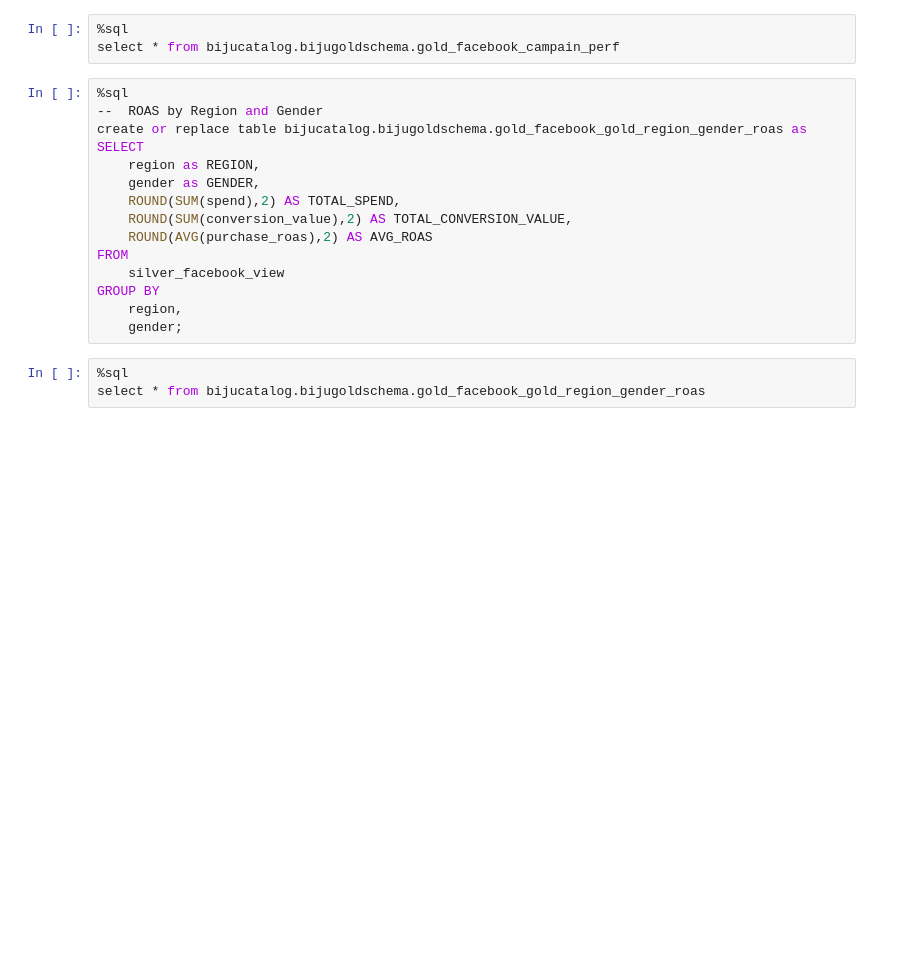
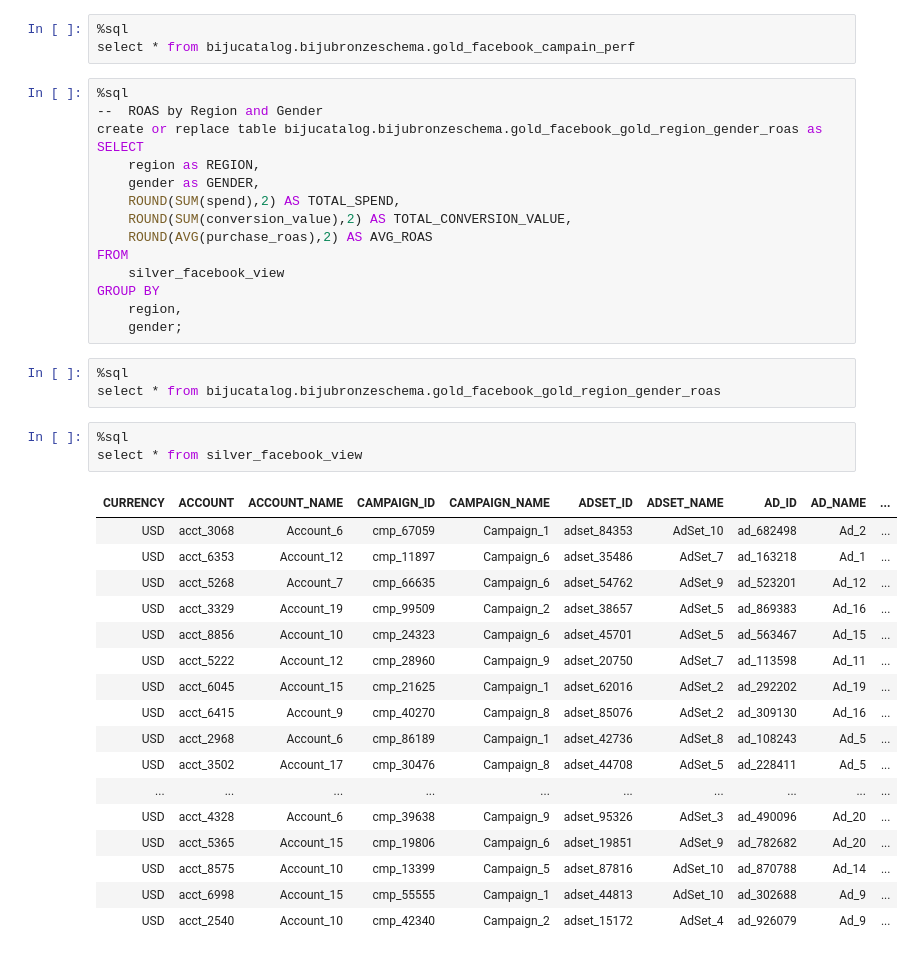
Before and after one commit to bijuthottathil/Databricks, a Jupyter notebook: Autoloader/Marketting-Review Project/3.0Facebook-Gold.ipynb, the cells around one changed output. Drawn from its saved outputs; the diff is of its cells as text; blank space fills up the shorter version.

```diff
--- a/Autoloader/Marketting-Review Project/3.0Facebook-Gold.ipynb
+++ b/Autoloader/Marketting-Review Project/3.0Facebook-Gold.ipynb
@@ -25,11 +25,11 @@ from silver_facebook_view
 group by campaign_name,date
 # %%
 %sql
-select * from bijucatalog.bijugoldschema.gold_facebook_campain_perf
+select * from bijucatalog.bijubronzeschema.gold_facebook_campain_perf
 # %%
 %sql
 --  ROAS by Region and Gender
-create or replace table bijucatalog.bijugoldschema.gold_facebook_gold_region_gender_roas as
+create or replace table bijucatalog.bijubronzeschema.gold_facebook_gold_region_gender_roas as
 SELECT
     region as REGION,
     gender as GENDER,
@@ -43,4 +43,25 @@ GROUP BY
     gender;
 # %%
 %sql
-select * from bijucatalog.bijugoldschema.gold_facebook_gold_region_gender_roas
+select * from bijucatalog.bijubronzeschema.gold_facebook_gold_region_gender_roas
+# %%
+%sql
+select * from silver_facebook_view
+# %% [output]
+| CURRENCY | ACCOUNT | ACCOUNT_NAME | CAMPAIGN_ID | CAMPAIGN_NAME | ADSET_ID | ADSET_NAME | AD_ID | AD_NAME | ... |
+| USD | acct_3068 | Account_6 | cmp_67059 | Campaign_1 | adset_84353 | AdSet_10 | ad_682498 | Ad_2 | ... |
+| USD | acct_6353 | Account_12 | cmp_11897 | Campaign_6 | adset_35486 | AdSet_7 | ad_163218 | Ad_1 | ... |
+| USD | acct_5268 | Account_7 | cmp_66635 | Campaign_6 | adset_54762 | AdSet_9 | ad_523201 | Ad_12 | ... |
+| USD | acct_3329 | Account_19 | cmp_99509 | Campaign_2 | adset_38657 | AdSet_5 | ad_869383 | Ad_16 | ... |
+| USD | acct_8856 | Account_10 | cmp_24323 | Campaign_6 | adset_45701 | AdSet_5 | ad_563467 | Ad_15 | ... |
+| USD | acct_5222 | Account_12 | cmp_28960 | Campaign_9 | adset_20750 | AdSet_7 | ad_113598 | Ad_11 | ... |
+| USD | acct_6045 | Account_15 | cmp_21625 | Campaign_1 | adset_62016 | AdSet_2 | ad_292202 | Ad_19 | ... |
+| USD | acct_6415 | Account_9 | cmp_40270 | Campaign_8 | adset_85076 | AdSet_2 | ad_309130 | Ad_16 | ... |
+| USD | acct_2968 | Account_6 | cmp_86189 | Campaign_1 | adset_42736 | AdSet_8 | ad_108243 | Ad_5 | ... |
+| USD | acct_3502 | Account_17 | cmp_30476 | Campaign_8 | adset_44708 | AdSet_5 | ad_228411 | Ad_5 | ... |
+| ... | ... | ... | ... | ... | ... | ... | ... | ... | ... |
+| USD | acct_4328 | Account_6 | cmp_39638 | Campaign_9 | adset_95326 | AdSet_3 | ad_490096 | Ad_20 | ... |
+| USD | acct_5365 | Account_15 | cmp_19806 | Campaign_6 | adset_19851 | AdSet_9 | ad_782682 | Ad_20 | ... |
+| USD | acct_8575 | Account_10 | cmp_13399 | Campaign_5 | adset_87816 | AdSet_10 | ad_870788 | Ad_14 | ... |
+| USD | acct_6998 | Account_15 | cmp_55555 | Campaign_1 | adset_44813 | AdSet_10 | ad_302688 | Ad_9 | ... |
+| USD | acct_2540 | Account_10 | cmp_42340 | Campaign_2 | adset_15172 | AdSet_4 | ad_926079 | Ad_9 | ... |
```
Also changed, not shown: parts of 4 cells of this notebook.
